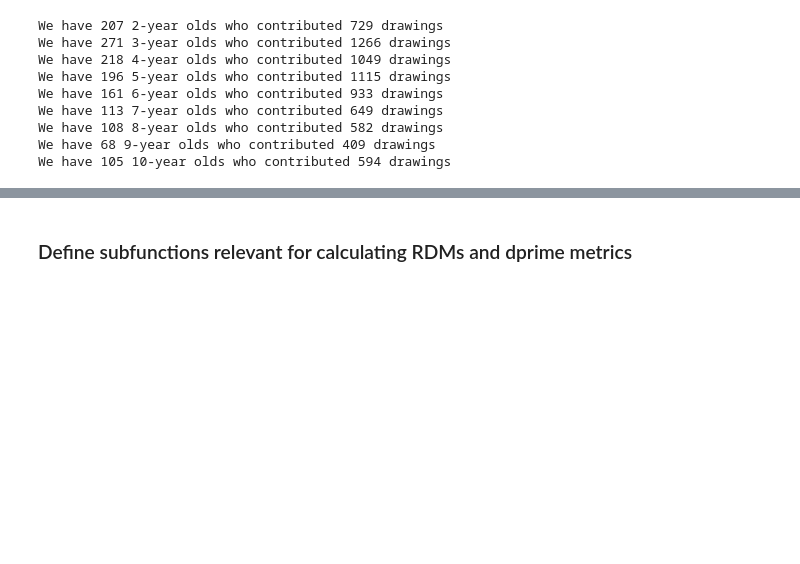
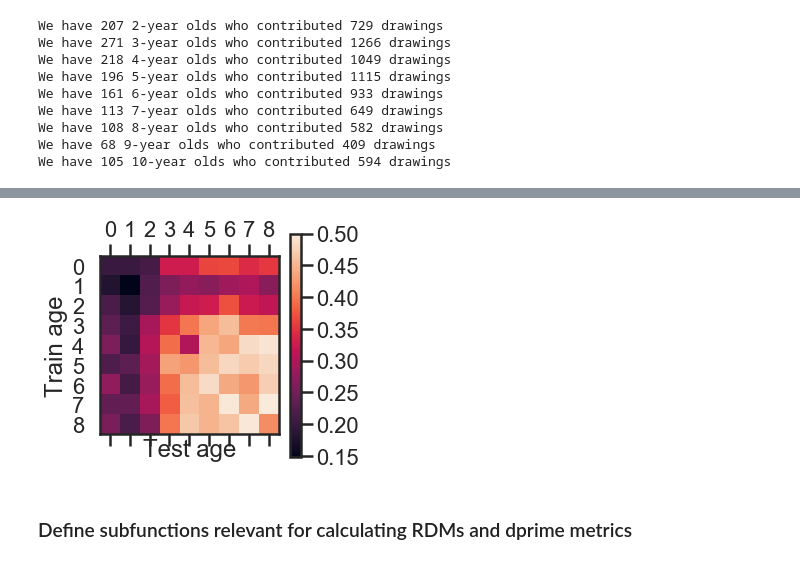
Before and after one commit to brialorelle/kiddraw, a Jupyter notebook: analysis/museumstation/main/analyze_features_museumstation_local_srcd_followups.ipynb, the cells around one changed output, grey strips where cells are left out. Cells and saved outputs as stored; diff of their text form; code cells hidden in the pictures; blank space fills up the shorter version.

```diff
--- a/analysis/museumstation/main/analyze_features_museumstation_local_srcd_followups.ipynb
+++ b/analysis/museumstation/main/analyze_features_museumstation_local_srcd_followups.ipynb
@@ -313,0 +286,34 @@ array([ 13.06849315,  13.63349131,  17.1047619 ,  25.75268817,
+# %%
+## With downsampled dataset with even numbers per class, get train/test accuracy on one split half
+all_log_probs=[]
+train_ages = (2,3,4,5,6,7,8,9,10)
+test_ages = (2,3,4,5,6,7,8,9,10)
+all_scores=np.zeros([np.shape(train_ages)[0],np.shape(test_ages)[0]])
+
+for atr,age_train in enumerate(train_ages):
+    for at,age_test in enumerate(test_ages):
+
+        ind_train = KM_downsampled.index[KM_downsampled['age'] == str(age_train)]
+        KM_subset_train =  KM_downsampled.loc[ind_train]
+        KF_subset_train =  KF_downsampled[ind_train.tolist()]
+        class_labels_train = KM_subset['label'].values
+
+        ind_test = KM_downsampled.index[KM_downsampled['age'] == str(age_test)]
+        KM_subset_test =  KM_downsampled.loc[ind_test]
+        KF_subset_test =  KF_downsampled[ind_test.tolist()]
+        class_labels_test = KM_subset['label'].values
+
+        if (age_train==age_test):
+            X_train, X_test, y_train, y_test = train_test_split(KF_subset_test, class_labels_test, test_size=.50)
+            clf = linear_model.LogisticRegression(penalty='l2',C=1).fit(X_train, y_train)
+            log_probs = np.log(clf.predict_proba(X_test))
+            score = clf.score(X_test, y_test)
+        else:
+            clf = linear_model.LogisticRegression(penalty='l2',C=1).fit(KF_subset_train, class_labels_train)
+            log_probs = np.log(clf.predict_proba(KF_subset_test))
+            score = clf.score(KF_subset_test, class_labels_test)
+
+        # get log_probs and classification accuracy for this test set (NOT oversampled)
+        all_log_probs.append(log_probs)
+        all_scores[atr,at] = score
+        print("Train Age {}, Test Age {} : Score: {}".format(age_train,age_test, score))
@@ -313,0 +338,10 @@ array([ 13.06849315,  13.63349131,  17.1047619 ,  25.75268817,
+# %%
+plt.matshow(all_scores)
+# plt.xticks(range(len(ordered_objs)), ordered_objs, rotation=90,fontsize = 12);
+# plt.yticks(range(len(ordered_objs)), ordered_objs,fontsize = 12);
+plt.colorbar()
+plt.xlabel("Test age")
+plt.ylabel("Train age")
+plt.savefig('./plots/age_classification_pairwise.pdf', bbox_inches="tight")
+# %% [output]
+[figure, added]
```
Also changed, not shown: parts of 36 cells of this notebook, 28 other files.
